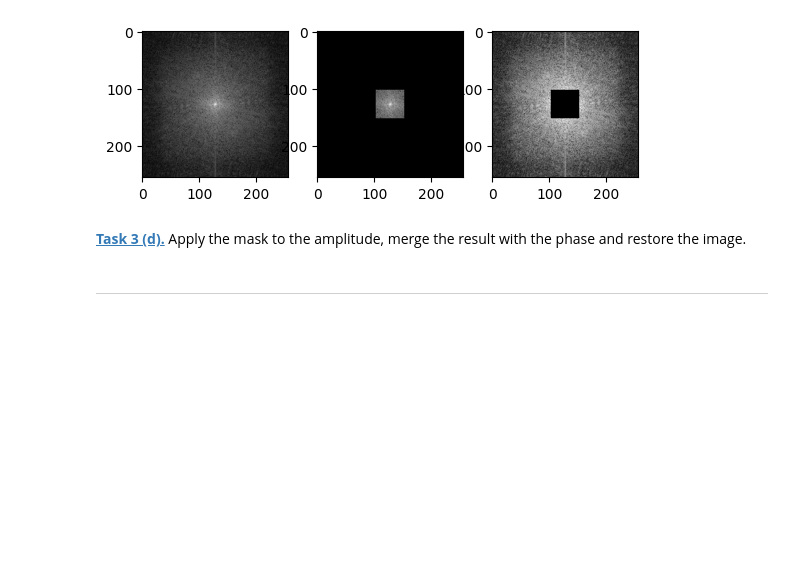
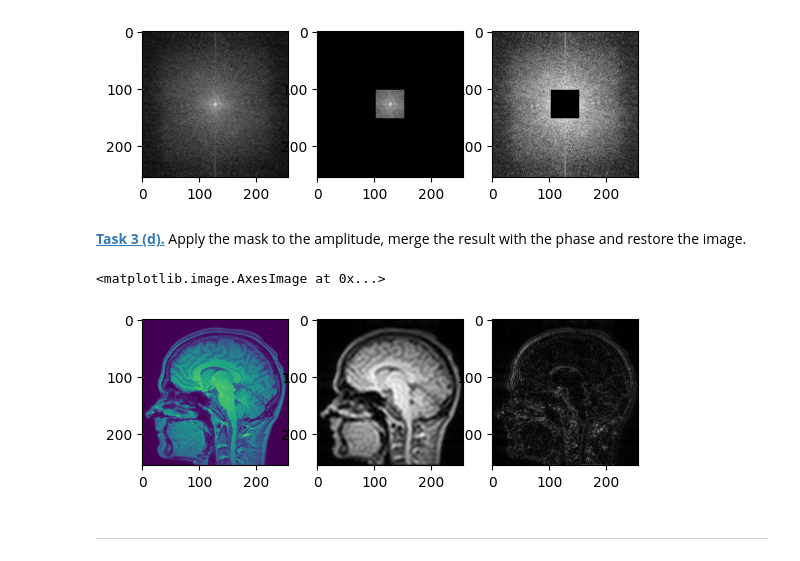
Before and after one commit to CihZyrk/mobi-fs5-python, a Jupyter notebook: fourier.ipynb, the cells around one changed output. Saved outputs shown, nothing was run; the diff lists cells and outputs as text; code cells hidden in the pictures; blank space fills up the shorter version.

```diff
--- a/fourier.ipynb
+++ b/fourier.ipynb
@@ -187,6 +187,38 @@ plt.imshow(np.log(1 + amp_hp), cmap = "gray")
 [figure]
 # %% [markdown]
 **[Task 3 (d).]()** Apply the mask to the amplitude, merge the result with the phase and restore the image.
+# %%
+# Low phase
+merge_lp = to_complex_array(amp_lp, MR_phase_shift)
+
+mergelp_reverse = np.fft.ifftshift(merge_lp)
+
+mergelp_inverse = np.fft.ifft2(mergelp_reverse)
+
+mergelp_amplitude_inverse = np.abs(mergelp_inverse)
+mergelp_phase_inverse = np.angle(mergelp_inverse)
+
+# High Phase
+merge_hp = to_complex_array(amp_hp, MR_phase_shift)
+
+mergehp_reverse = np.fft.ifftshift(merge_hp)
+
+mergehp_inverse = np.fft.ifft2(mergehp_reverse)
+
+mergehp_amplitude_inverse = np.abs(mergehp_inverse)
+mergehp_phase_inverse = np.angle(mergehp_inverse)
+
+# Plotten
+plt.figure()
+plt.subplot(1, 3, 1)
+plt.imshow(MR)
+plt.subplot(1, 3, 2)
+plt.imshow(mergelp_amplitude_inverse, 'gray')
+plt.subplot(1, 3, 3)
+plt.imshow(mergehp_amplitude_inverse, 'gray')
+# %% [output]
+<matplotlib.image.AxesImage at 0x...>
+[figure, added]
 # %% [markdown]
 ---
 # %% [markdown]
```
Also changed, not shown: parts of 9 cells of this notebook.
